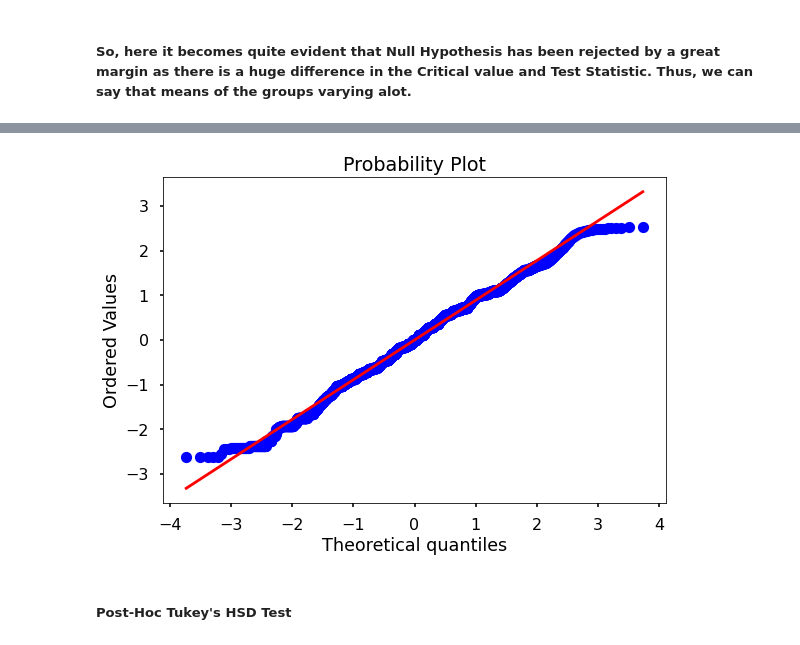
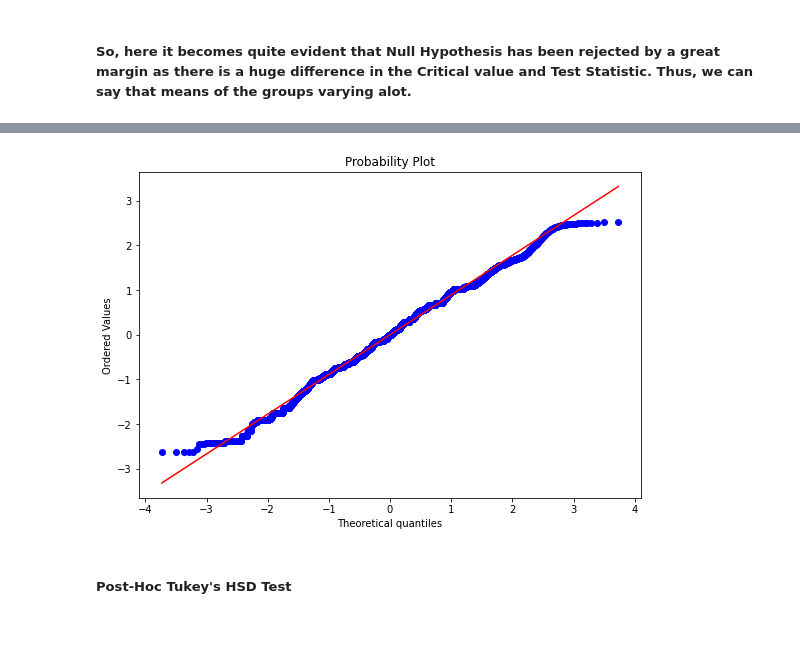
Before and after one commit to raj-shr-git/AAIC_Practice, a Jupyter notebook: VIDEO_PRACTICE/MODULE-1/ANOVA_Test.ipynb, the cells around one changed output, grey strips where cells are left out. Drawn from its saved outputs; the diff is of its cells as text; code cells hidden in the pictures.

```diff
--- a/VIDEO_PRACTICE/MODULE-1/ANOVA_Test.ipynb
+++ b/VIDEO_PRACTICE/MODULE-1/ANOVA_Test.ipynb
@@ -645,10 +670,10 @@ dense_grp_model_anova_table
 # %%
 dense_grp_resid = dense_grp_model.resid
-with plt.style.context('seaborn-poster'):
+with plt.style.context('seaborn-bright'):
     plt.figure(figsize=(9,6))
     probplot(dense_grp_model.resid,plot=plt)
 # %% [output]
-[figure, old version]
+[figure, new version]
 # %% [markdown]
 ##### **Post-Hoc Tukey's HSD Test**
 # %%
```
Also changed, not shown: parts of 25 cells of this notebook.
